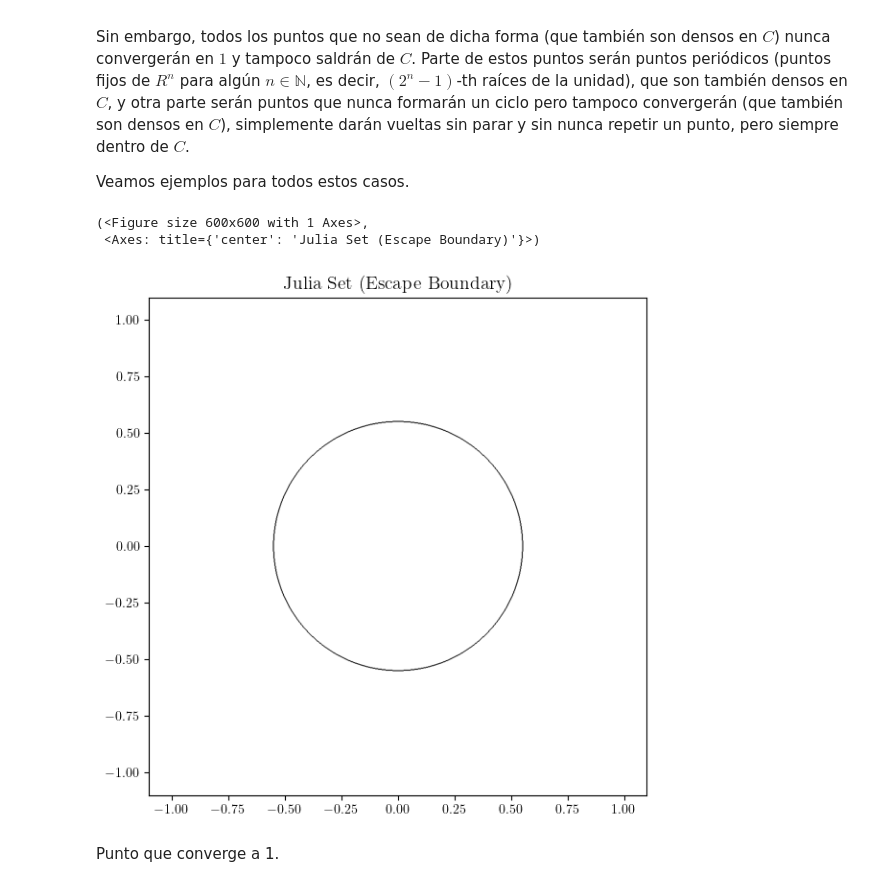
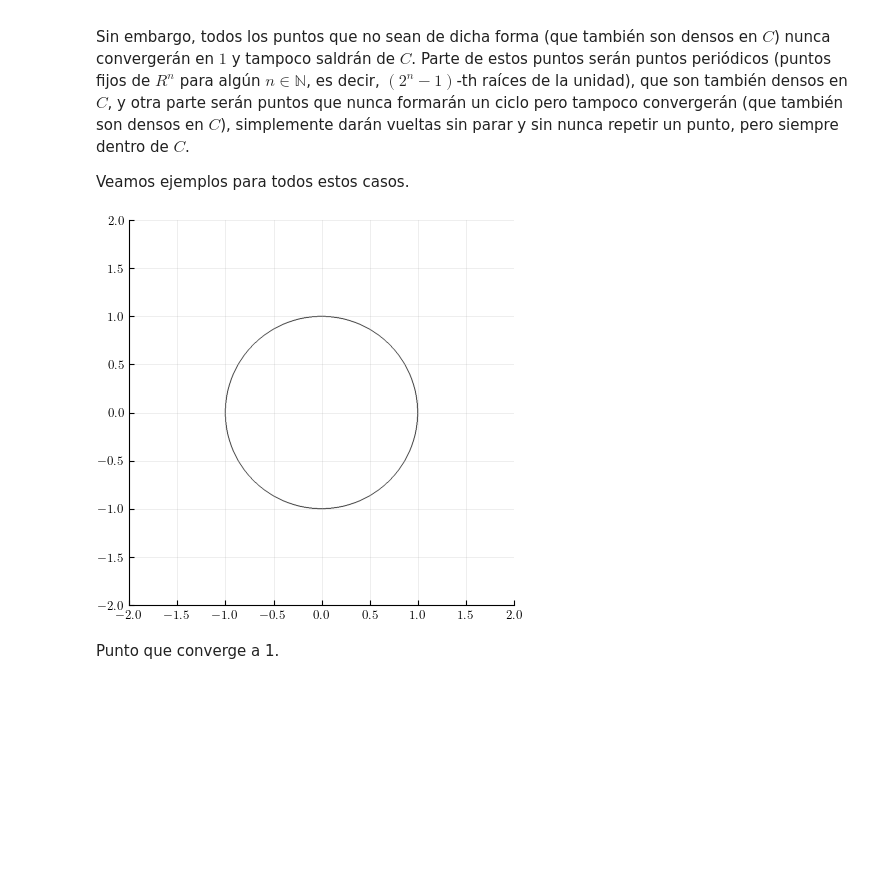
Before and after one commit to adbaldel/Complex-Dynamics-Thesis, a Jupyter notebook: code/notebooks/02-z_squared.ipynb, the cells around one changed output. Drawn from its saved outputs; the diff is of its cells as text; code cells hidden in the pictures; blank space fills up the shorter version.

```diff
--- a/code/notebooks/02-z_squared.ipynb
+++ b/code/notebooks/02-z_squared.ipynb
@@ -23,8 +15,6 @@ from utils import DynamicsPlotter
 # %% [markdown]
 Encontramos los puntos fijos:
 # %%
-z = sp.Symbol('z')
-fixed_points_equation = sp.Eq(z**2, z)
-fixed_points = sp.solve(fixed_points_equation, z)
-print(fixed_points)
+R = RationalMap.from_latex("z^2")
+print(R)
 # %% [output]
@@ -32,7 +36,2 @@ print(fixed_points)
 # %% [markdown]
 Ahora analizamos su comportamiento. Notar que $\infty$ también es un punto fijo.
-# %%
-z = sp.Symbol('z')
-R = z**2
-R_prime = R.diff(z)
-print(R_prime)
@@ -60,8 +63,5 @@ Analizando el caso de $\infty$ a mano, se puede ver que es atractor.
 Primero analizaremos las regiones que van a ser más fáciles, $C_1 = \{z : |z| \lt 1 \}$ y $C_2 = \{z : |z| \gt 1 \}$.
 # %% [markdown]
 Si tenemos $z \in C_1$, es claro que $R^n(z) \to 0$.
-# %%
-def R(z):
-    return z**2
 # %%
 r = np.random.uniform(0, 1)
@@ -154,0 +135,13 @@ plotter.add_points(ax, [1], label="$1$")
+# %%
+attractors = np.array([0, complex(np.inf, 0)], dtype=np.complex128)
+
+max_iterations = int(1e3)
+tolerance = 1e-6
+
+convergence_times, convergence_points = dcalc.calculate_convergence_times(
+    mesh.copy(),
+    R,
+    attractors=attractors,
+    max_iterations=max_iterations,
+    tolerance=tolerance,
+)
@@ -159,12 +173,11 @@ Sin embargo, todos los puntos que no sean de dicha forma (que también son denso
 
 Veamos ejemplos para todos estos casos.
 # %%
-scape_times = generate_escape_time_fractal(-2.0, 2.0, -2.0, 2.0, 1000, 1000, R, max_iter=100, escape_radius=2.0)
-plotter.plot_julia_set_from_escape_times(scape_times, max_iter=100)
+fig, ax = dplot.plot_convergence_points_boundary(
+    convergence_points, extent=extent
+)
 # %% [output]
-(<Figure size 600x600 with 1 Axes>,
- <Axes: title={'center': 'Julia Set (Escape Boundary)'}>)
-[figure, old version]
+[figure, new version]
 # %% [markdown]
 Punto que converge a 1.
 # %%
```
Also changed, not shown: parts of 61 cells of this notebook, 8 other files.
